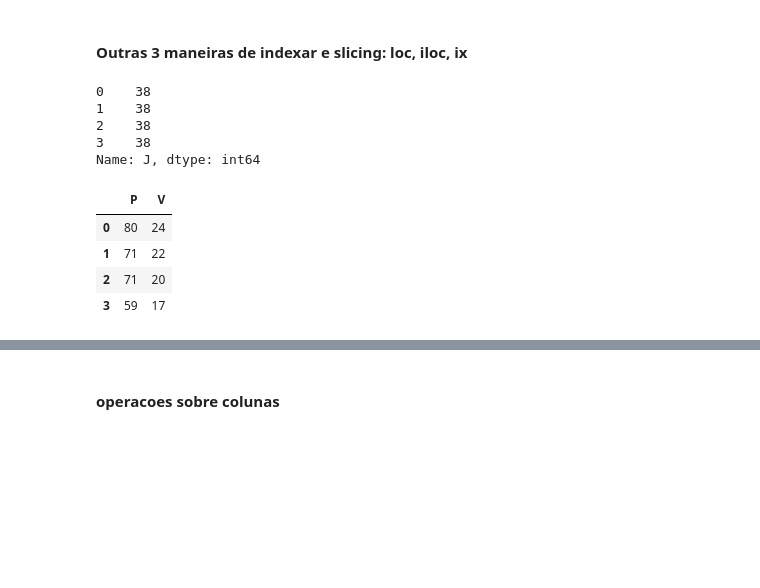
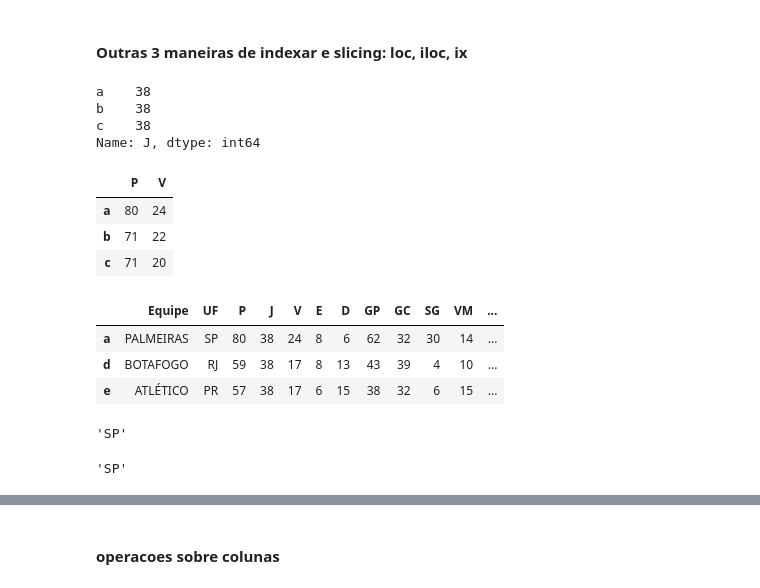
Before and after one commit to hitoshinagano/Locaweb_aulas, a Jupyter notebook: Aula 2017.ipynb, the cells around one changed output, grey strips where cells are left out. Cells and saved outputs as stored; diff of their text form; code cells hidden in the pictures; blank space fills up the shorter version.

```diff
--- a/Aula 2017.ipynb
+++ b/Aula 2017.ipynb
@@ -380,0 +343,6 @@ df
+# %%
+df.reset_index(inplace=True)
+
+df.drop(['level_0', 'level_2'], axis = 1, inplace = True)
+
+df.rename(columns={'Classificação': 'UF', 'level_1': 'Equipe'}, inplace = True)
@@ -424,2 +422,0 @@ df
-# %%
-df = df.drop('Classificação', axis=1)
@@ -465,0 +504,2 @@ df[['GC', 'GP']]
+# %%
+df.index = list('abcdefg')
@@ -466,18 +517,27 @@ df[['GC', 'GP']]
 # %% [markdown]
 #### Outras 3 maneiras de indexar e slicing: loc, iloc, ix
 # %%
-df.loc[0:3,'J']
+df.loc['a':'c','J']
 # %% [output]
-0    38
-1    38
-2    38
-3    38
+a    38
+b    38
+c    38
 Name: J, dtype: int64
 # %%
-df.loc[0:3,['P', 'V']]
+df.loc['a':'c',['P', 'V']]
 # %% [output]
 |  | P | V |
-| 0 | 80 | 24 |
-| 1 | 71 | 22 |
-| 2 | 71 | 20 |
-| 3 | 59 | 17 |
+| a | 80 | 24 |
+| b | 71 | 22 |
+| c | 71 | 20 |
+# %%
+df.loc[['a','d','e'],:]
+# %% [output]
+|  | Equipe | UF | P | J | V | E | D | GP | GC | SG | VM | ... |
+| a | PALMEIRAS | SP | 80 | 38 | 24 | 8 | 6 | 62 | 32 | 30 | 14 | ... |
+| d | BOTAFOGO | RJ | 59 | 38 | 17 | 8 | 13 | 43 | 39 | 4 | 10 | ... |
+| e | ATLÉTICO | PR | 57 | 38 | 17 | 6 | 15 | 38 | 32 | 6 | 15 | ... |
+# %%
+df.get_value('a','UF')
+# %% [output]
+'SP'
@@ -483,0 +546,4 @@ df.loc[0:3,['P', 'V']]
+# %%
+UF_palmeiras
+# %% [output]
+'SP'
```
Also changed, not shown: parts of 132 cells of this notebook.
